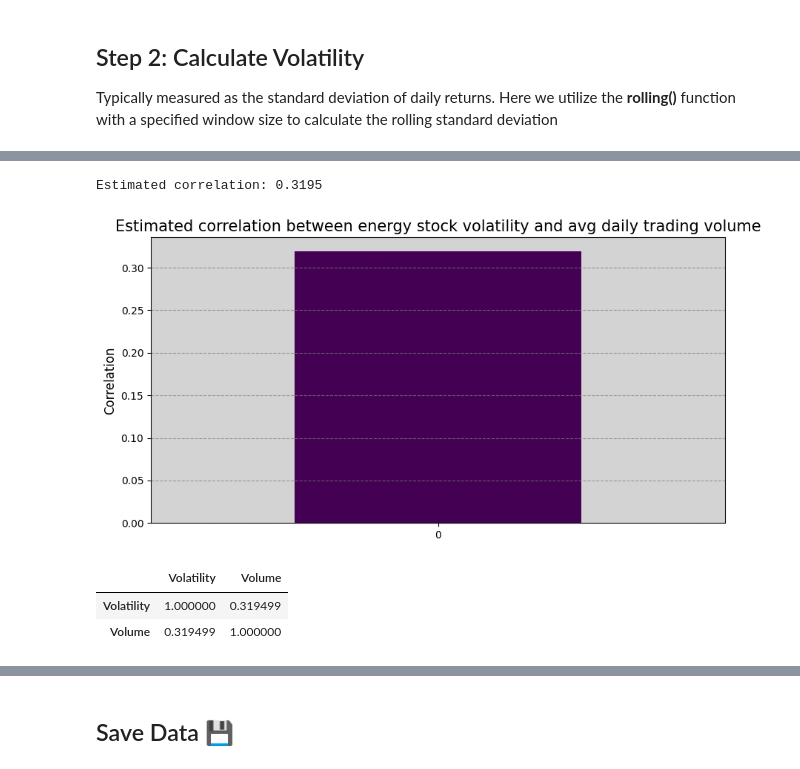
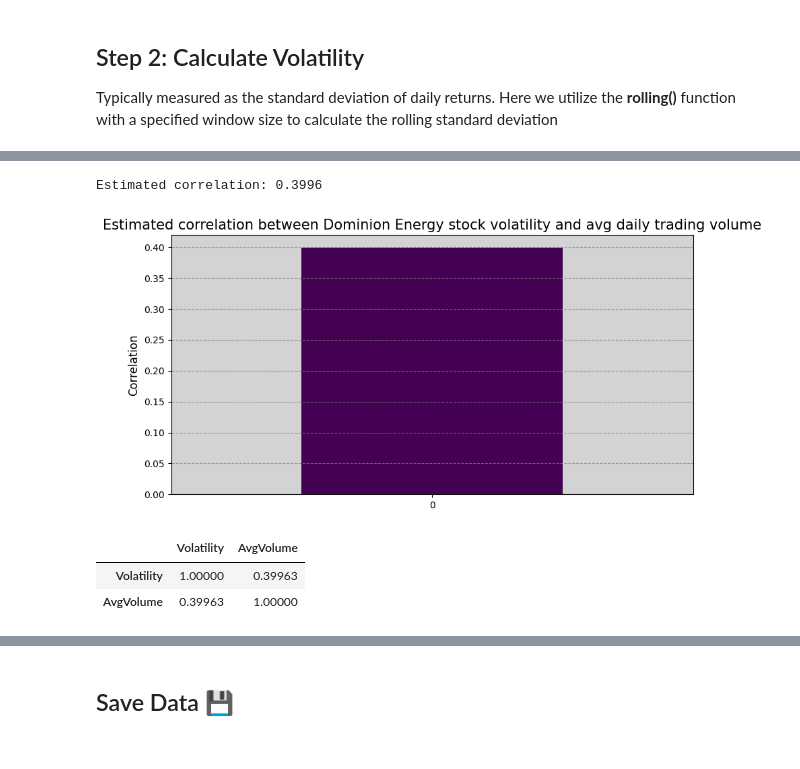
Before and after one commit to c-grigsby/kaggle-challenges, a Jupyter notebook: energy-stock-investments/notebooks/energy-stock-investments.ipynb, the cells around one changed output, grey strips where cells are left out. Drawn from its saved outputs; the diff is of its cells as text; code cells hidden in the pictures.

```diff
--- a/energy-stock-investments/notebooks/energy-stock-investments.ipynb
+++ b/energy-stock-investments/notebooks/energy-stock-investments.ipynb
@@ -554,0 +607,16 @@ Finally, we calculate the estimated correlation between energy stock volatility
+# %%
+# Rolling window to avg daily trading volume, corresponding to that used to calculate 'Volatility'
+window_size = 20
+df_combined['AvgVolume'] = df_combined['Volume'].rolling(window_size).mean()
+df_dominion_energy['AvgVolume'] = df_dominion_energy['Volume'].rolling(window_size).mean()
+df_duke_energy['AvgVolume'] = df_duke_energy['Volume'].rolling(window_size).mean()
+df_exelon_co['AvgVolume'] = df_exelon_co['Volume'].rolling(window_size).mean()
+df_next_era_energy['AvgVolume'] = df_next_era_energy['Volume'].rolling(window_size).mean()
+df_southern_co['AvgVolume'] = df_southern_co['Volume'].rolling(window_size).mean()
+
+# Calculate estimated correlation between the volatility of energy stocks and their average daily trading volume
+dominion_correlation = df_dominion_energy['Volatility'].corr(df_dominion_energy['AvgVolume'])
+duke_correlation = df_duke_energy['Volatility'].corr(df_duke_energy['AvgVolume'])
+exelon_correlation = df_exelon_co['Volatility'].corr(df_exelon_co['AvgVolume'])
+nextera_correlation = df_next_era_energy['Volatility'].corr(df_next_era_energy['AvgVolume'])
+southern_correlation = df_southern_co['Volatility'].corr(df_southern_co['AvgVolume'])
@@ -555,33 +629,11 @@ Finally, we calculate the estimated correlation between energy stock volatility
 # %%
-# Calculate estimated correlation between the volatility of energy stocks and their average daily trading volume
-correlation = df_combined['Volatility'].corr(df_combined['Volume'])
-
-# Create a color palette
-colors = plt.cm.viridis(np.linspace(0, 1, 1))
-# Plot the correlation with background
-fig, ax = plt.subplots(figsize=(10, 5))
-correlation_df = pd.DataFrame({'Correlation': [correlation]})
-bar_plot = correlation_df.plot(kind='bar', color=colors, ax=ax, rot=0, legend=False)
-# Title and labels
-ax.set_title('Estimated correlation between energy stock volatility and avg daily trading volume', fontsize=15)
-ax.set_ylabel('Correlation', fontsize=12)
-# Remove numerical annotations within the bars
-[ax.annotate('', xy=(p.get_x() + p.get_width() / 2., p.get_height()), xytext=(0, 10),
-              textcoords='offset points', alpha=0) for p in bar_plot.patches]
-# Add grey horizontal grid lines
-ax.yaxis.grid(True, linestyle='--', alpha=0.7, color='grey')
-# Add grey background
-ax.set_facecolor('lightgrey')
-
-# Display
-print(f"Estimated correlation: {correlation:.4f}")
-plt.show()
-
-columns = ['Volatility', 'Volume']
-df_combined[columns].corr()
+create_correlation_plot(dominion_correlation, 'Estimated correlation between Dominion Energy stock volatility and avg daily trading volume')
+# Display Matrix
+columns = ['Volatility', 'AvgVolume']
+df_dominion_energy[columns].corr()
 # %% [output]
-Estimated correlation: 0.3195
+Estimated correlation: 0.3996
-[figure, old version]
+[figure, new version]
-|  | Volatility | Volume |
-| Volatility | 1.000000 | 0.319499 |
-| Volume | 0.319499 | 1.000000 |
+|  | Volatility | AvgVolume |
+| Volatility | 1.00000 | 0.39963 |
+| AvgVolume | 0.39963 | 1.00000 |
```
Also changed, not shown: parts of 36 cells of this notebook, 1 other file.
